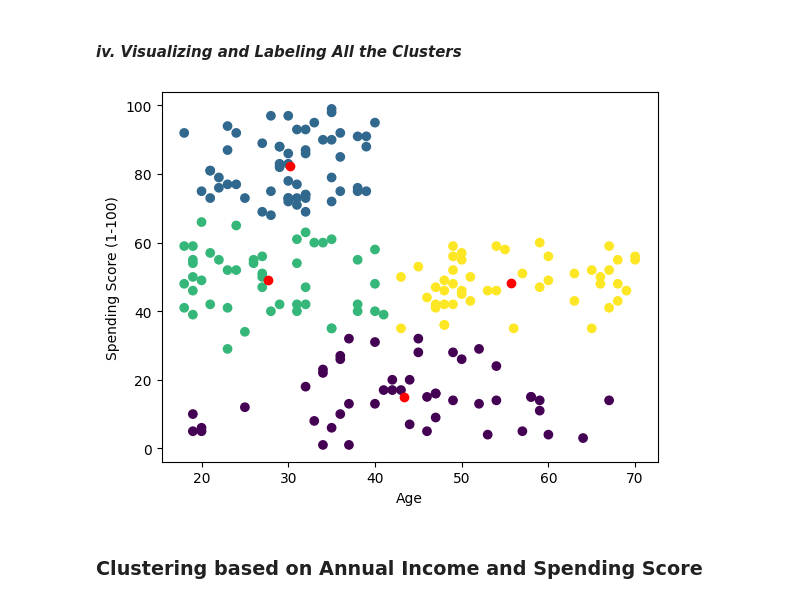
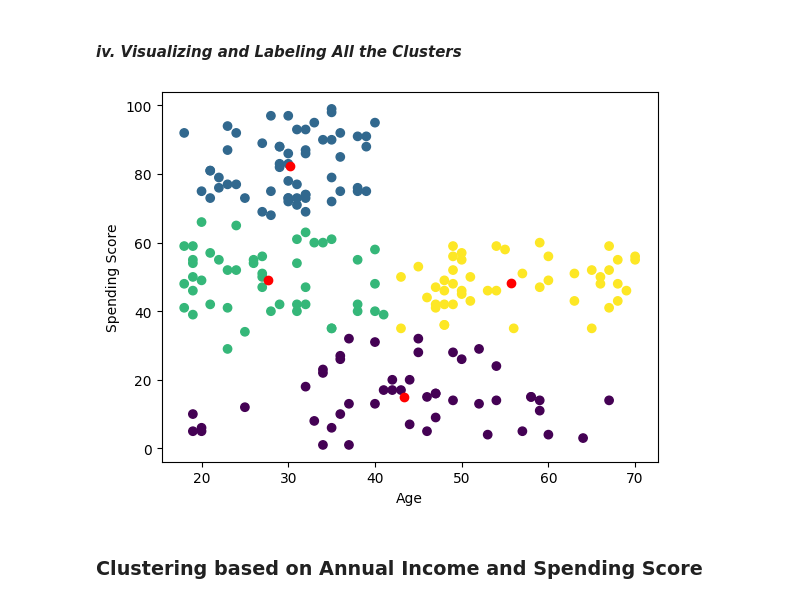
Before and after one commit to Hessa-Alharbi/Customer-Segmentation, a Jupyter notebook: Cluestering_Analysis_Customers_Segmentation_Project (2).ipynb, the cells around one changed output. Drawn from its saved outputs; the diff is of its cells as text; code cells hidden in the pictures.

```diff
--- a/Cluestering_Analysis_Customers_Segmentation_Project (2).ipynb
+++ b/Cluestering_Analysis_Customers_Segmentation_Project (2).ipynb
@@ -324,11 +323,11 @@ array([[43.29166667, 15.02083333],
 # %%
 plt.scatter(x=x[:,0], y=x[:,1], c=Kmeans.labels_)
 plt.xlabel("Age")
-plt.ylabel("Spending Score (1-100)")
+plt.ylabel("Spending Score")
 plt.scatter(Kmeans.cluster_centers_[:,0],Kmeans.cluster_centers_[:,1], color='red' )
 plt.show()
 # %% [output]
-[figure, old version]
+[figure, new version]
 # %% [markdown]
 ### Clustering based on Annual Income and Spending Score
 # %% [markdown]
```
Also changed, not shown: parts of 29 cells of this notebook.
